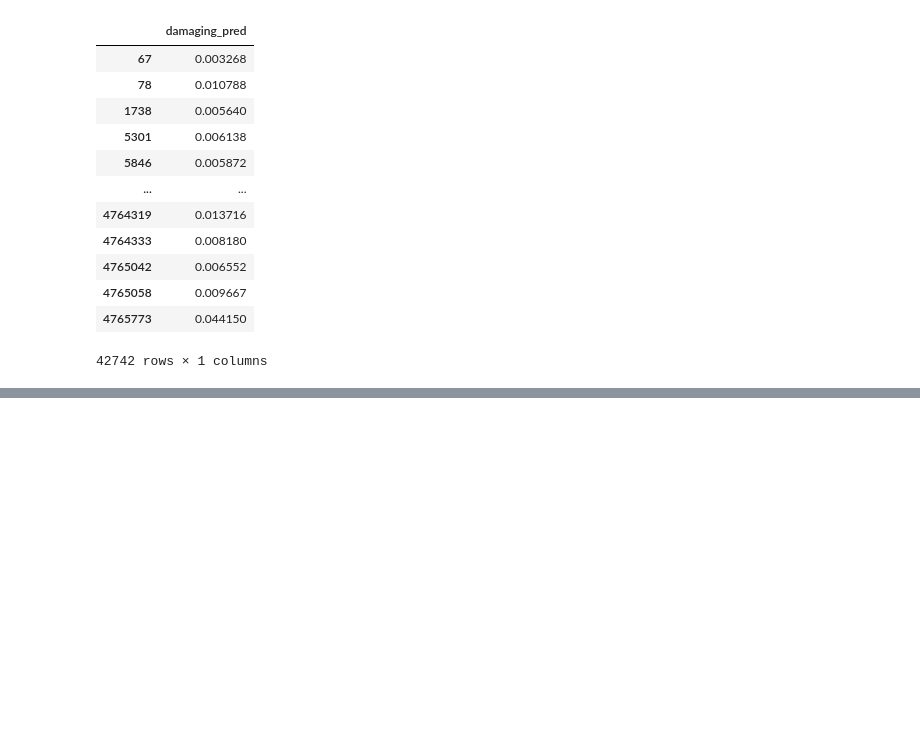
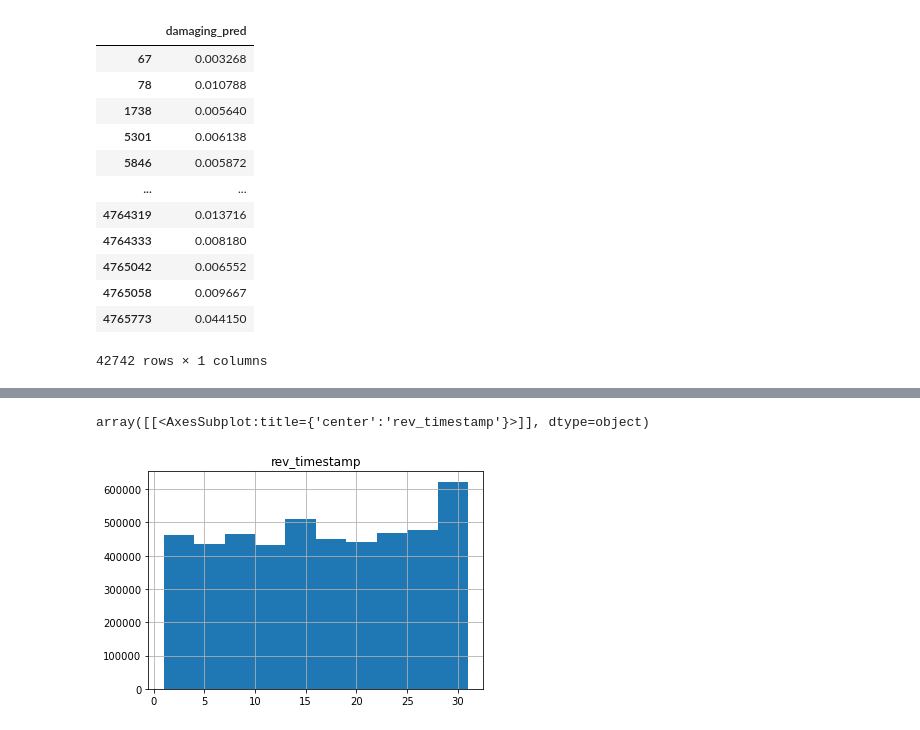
Before and after one commit to levon003/wiki-ores-feedback, a Jupyter notebook: reu2021/analysis_abby.ipynb, the cells around one changed output, grey strips where cells are left out. Cells and saved outputs as stored; diff of their text form; code cells hidden in the pictures; blank space fills up the shorter version.

```diff
--- a/reu2021/analysis_abby.ipynb
+++ b/reu2021/analysis_abby.ipynb
@@ -174,0 +178,3 @@ dfcydebot_damaging_score
+# %%
+df_time = df[["rev_timestamp"]]
+df_time
@@ -174,0 +211,2 @@ dfcydebot_damaging_score
+# %%
+df_time_day = df_time.applymap(lambda x: datetime.utcfromtimestamp(x).day)
@@ -174,0 +229,5 @@ dfcydebot_damaging_score
+# %%
+df_time_day.hist()
+# %% [output]
+array([[<AxesSubplot:title={'center':'rev_timestamp'}>]], dtype=object)
+[figure, added]
```
Also changed, not shown: parts of 9 cells of this notebook.
